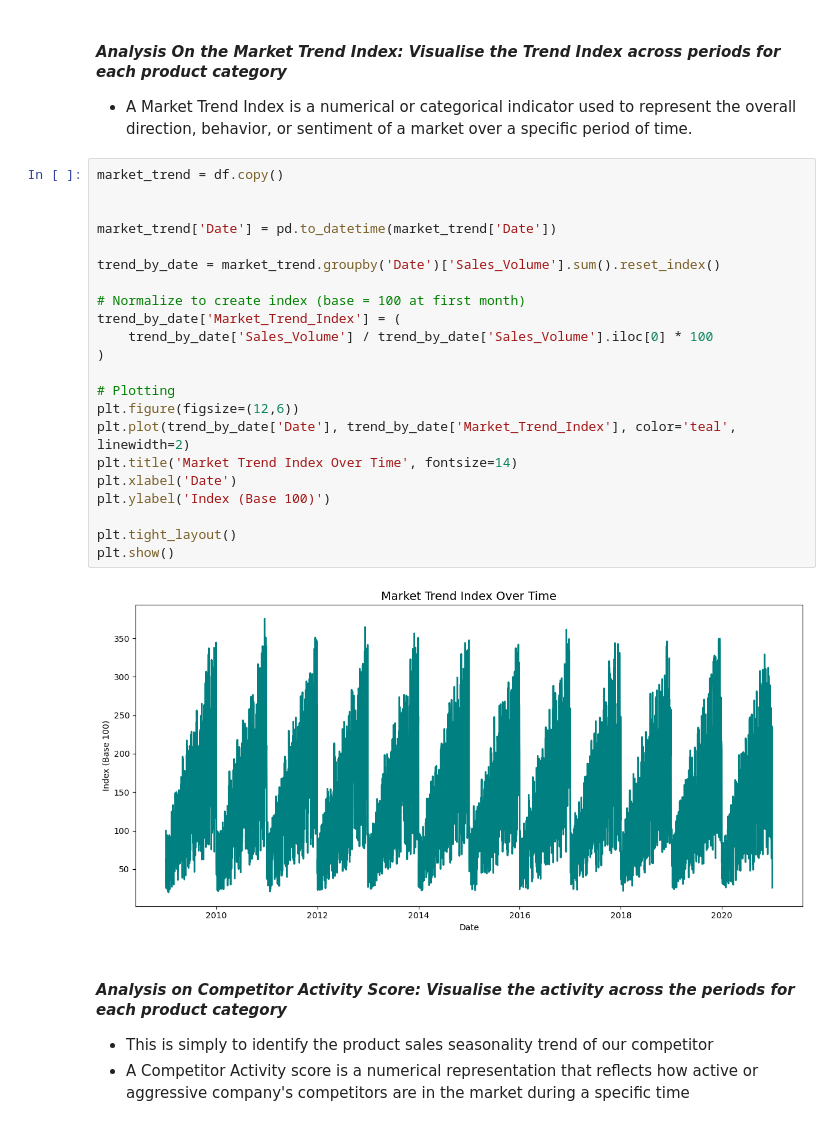
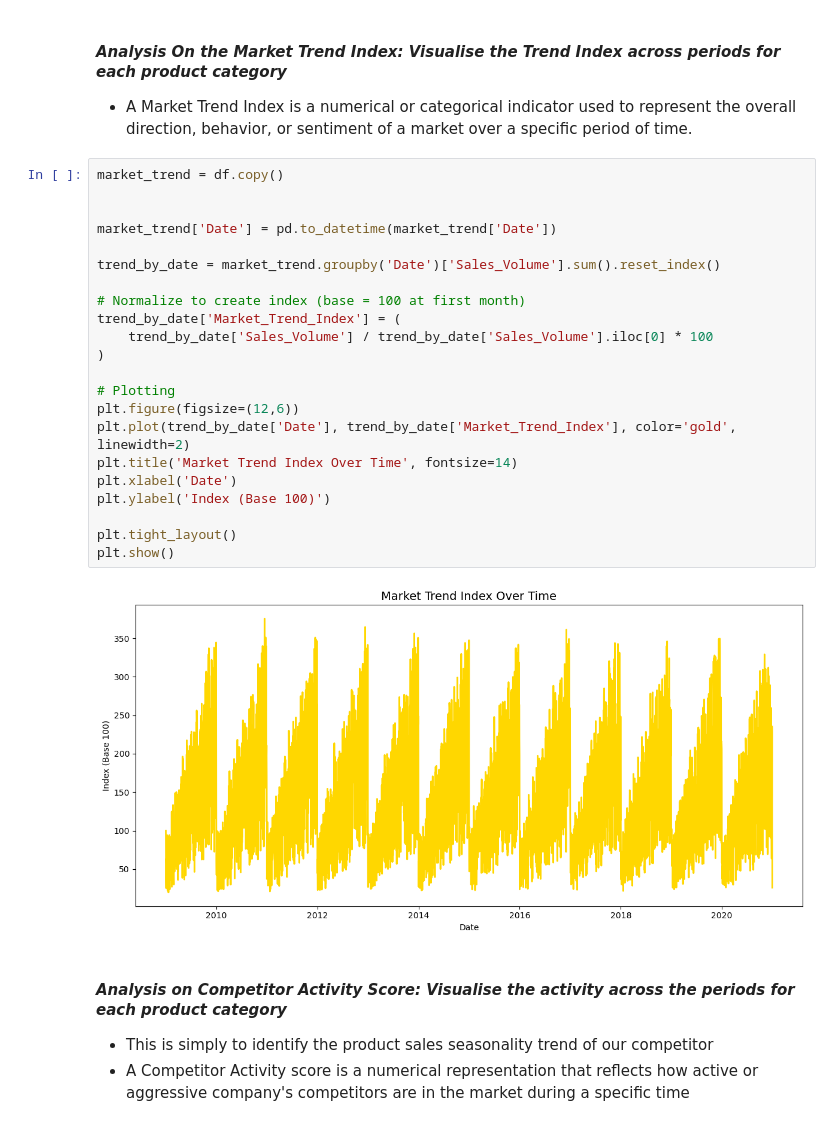
Before and after one commit to abahjohn0411/ElectroTech-Sales-Forecast, a Jupyter notebook: EDA/Analysis.ipynb, the cells around one changed output. Saved outputs shown, nothing was run; the diff lists cells and outputs as text.

```diff
--- a/EDA/Analysis.ipynb
+++ b/EDA/Analysis.ipynb
@@ -223,27 +252,27 @@ plt.show()
 # %%
 market_trend = df.copy()
 
 
 market_trend['Date'] = pd.to_datetime(market_trend['Date'])
 
 trend_by_date = market_trend.groupby('Date')['Sales_Volume'].sum().reset_index()
 
 # Normalize to create index (base = 100 at first month)
 trend_by_date['Market_Trend_Index'] = (
     trend_by_date['Sales_Volume'] / trend_by_date['Sales_Volume'].iloc[0] * 100
 )
 
 # Plotting
 plt.figure(figsize=(12,6))
-plt.plot(trend_by_date['Date'], trend_by_date['Market_Trend_Index'], color='teal', linewidth=2)
+plt.plot(trend_by_date['Date'], trend_by_date['Market_Trend_Index'], color='gold', linewidth=2)
 plt.title('Market Trend Index Over Time', fontsize=14)
 plt.xlabel('Date')
 plt.ylabel('Index (Base 100)')
 
 plt.tight_layout()
 plt.show()
 # %% [output]
-[figure, old version]
+[figure, new version]
 # %% [markdown]
 #### *Analysis on Competitor Activity Score: Visualise the activity across the periods for each product category*
 - This is simply to identify the product sales seasonality trend of our competitor
```
Also changed, not shown: parts of 22 cells of this notebook, 3 other files.
